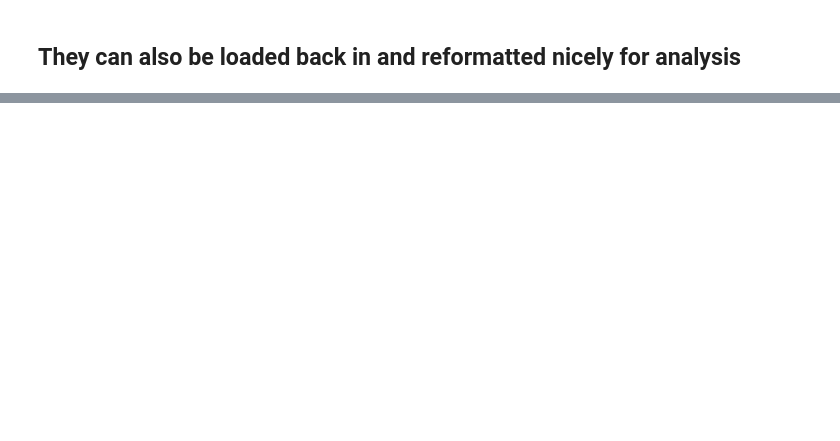
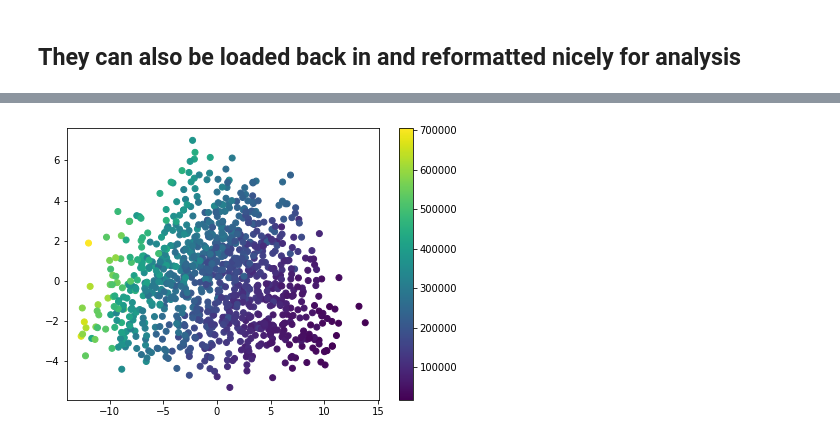
Before and after one commit to philippinespire/ptaPIRE, a Jupyter notebook: jupyter-notebooks/ptaPIRE-Development.ipynb, the cells around one changed output, grey strips where cells are left out. Saved outputs shown, nothing was run; the diff lists cells and outputs as text; code cells hidden in the pictures; blank space fills up the shorter version.

```diff
--- a/jupyter-notebooks/ptaPIRE-Development.ipynb
+++ b/jupyter-notebooks/ptaPIRE-Development.ipynb
@@ -111,0 +143,4 @@ epsilons_mean           10.000
+# %%
+ax = sim.plot_sims_PCA(color_by="Ne_s_mean")
+# %% [output]
+[figure, added]
```
Also changed, not shown: parts of 13 cells of this notebook.
